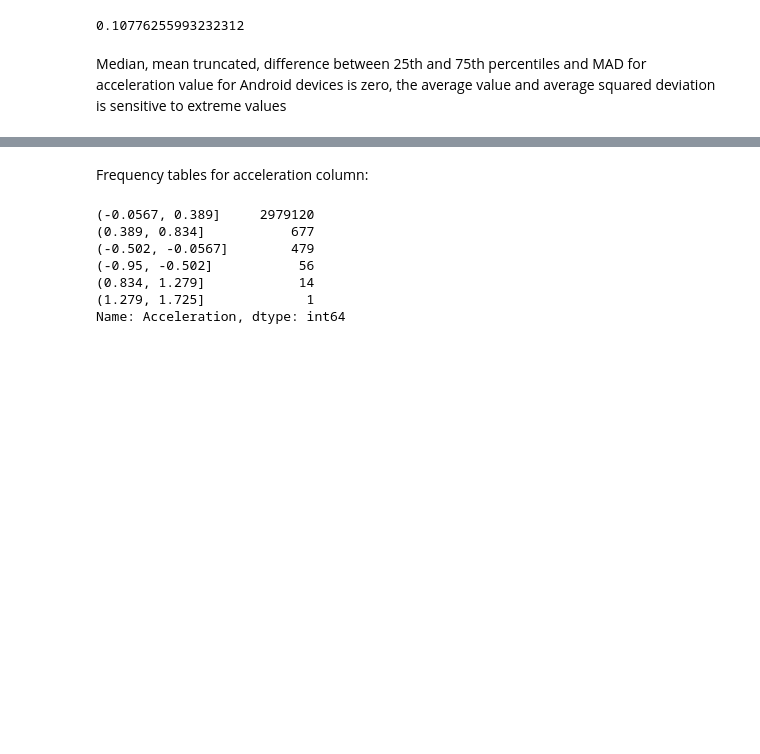
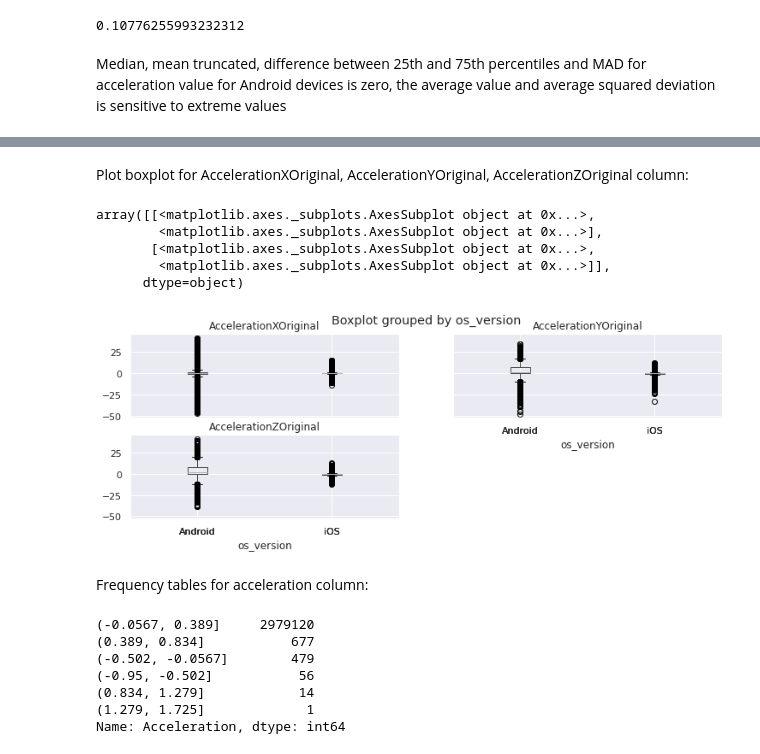
Before and after one commit to Cepera90/test, a Jupyter notebook: test_1_2.ipynb, the cells around one changed output, grey strips where cells are left out. Saved outputs shown, nothing was run; the diff lists cells and outputs as text; code cells hidden in the pictures; blank space fills up the shorter version.

```diff
--- a/test_1_2.ipynb
+++ b/test_1_2.ipynb
@@ -195,3 +201,14 @@ TP_OS[TP_OS['os_version'] == 'Android']['Acceleration'].plot.box()
+# %% [markdown]
+Plot boxplot for AccelerationXOriginal, AccelerationYOriginal, AccelerationZOriginal column:
+# %%
+TP_OS.boxplot(by='os_version', column=['AccelerationXOriginal','AccelerationYOriginal','AccelerationZOriginal'], figsize=(12,4))
+# %% [output]
+array([[<matplotlib.axes._subplots.AxesSubplot object at 0x...>,
+        <matplotlib.axes._subplots.AxesSubplot object at 0x...>],
+       [<matplotlib.axes._subplots.AxesSubplot object at 0x...>,
+        <matplotlib.axes._subplots.AxesSubplot object at 0x...>]],
+      dtype=object)
+[figure, added]
 # %% [markdown]
 Frequency tables for acceleration column:
 # %%
```
Also changed, not shown: parts of 7 cells of this notebook.
